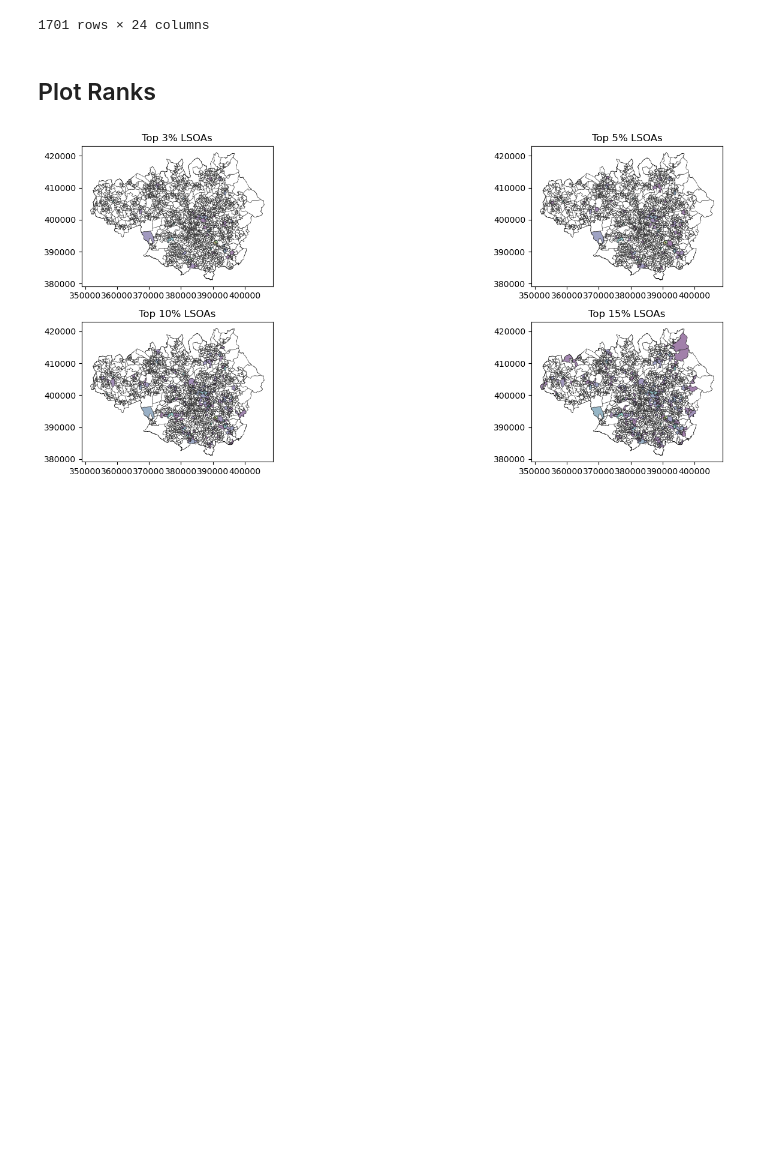
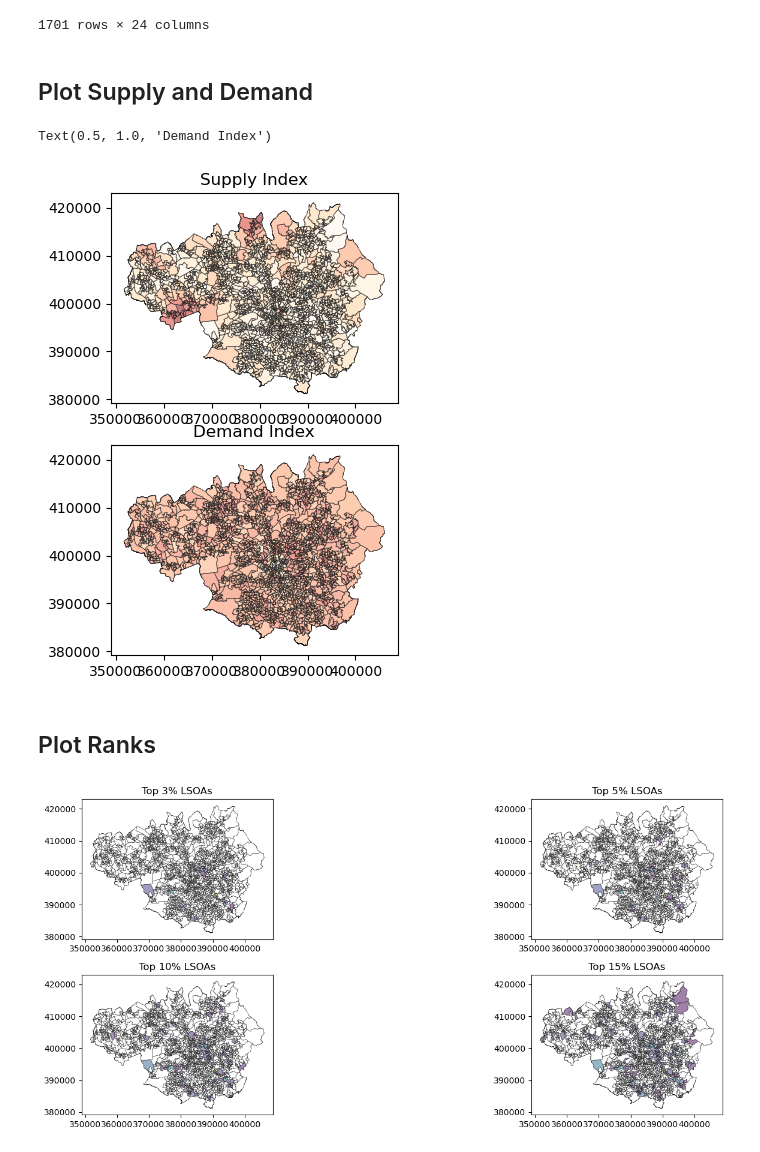
Before and after one commit to krnaskr/Dissertation, a Jupyter notebook: Supply and Demand Indices.ipynb, the cells around one changed output. Cells and saved outputs as stored; diff of their text form; code cells hidden in the pictures; blank space fills up the shorter version.

```diff
--- a/Supply and Demand Indices.ipynb
+++ b/Supply and Demand Indices.ipynb
@@ -387,6 +387,24 @@ pt_supply_demand_sorted
 | 541 | 541 | E01032909 | Salford 033F | 471.232313 | 245.461799 | 0.066033 | ... |
 | 512 | 512 | E01033653 | Manchester 055B | 326.555660 | 374.669093 | 0.045760 | ... |
 1701 rows × 24 columns
+# %% [markdown]
+## Plot Supply and Demand
+# %%
+## Set up the plots
+fig, axes = plt.subplots(2,1 , figsize=(18, 6))
+
+## Plot Supply
+pt_supply_demand_sorted.plot(ax=axes[0], column='pt_supply', legend=False, cmap='OrRd')
+lsoa.plot(ax=axes[0], facecolor="white", alpha=0.5, edgecolor="black", linewidth=0.5)
+axes[0].set_title('Supply Index')
+
+## Plot Demand
+pt_supply_demand_sorted.plot(ax=axes[1], column='pt_demand', legend=False, cmap='OrRd')
+lsoa.plot(ax=axes[1], facecolor="white", alpha=0.5, edgecolor="black", linewidth=0.5)
+axes[1].set_title('Demand Index')
+# %% [output]
+Text(0.5, 1.0, 'Demand Index')
+[figure, added]
 # %% [markdown]
 ## Plot Ranks
 # %%
```
Also changed, not shown: parts of 2 cells of this notebook, 1 other file.
